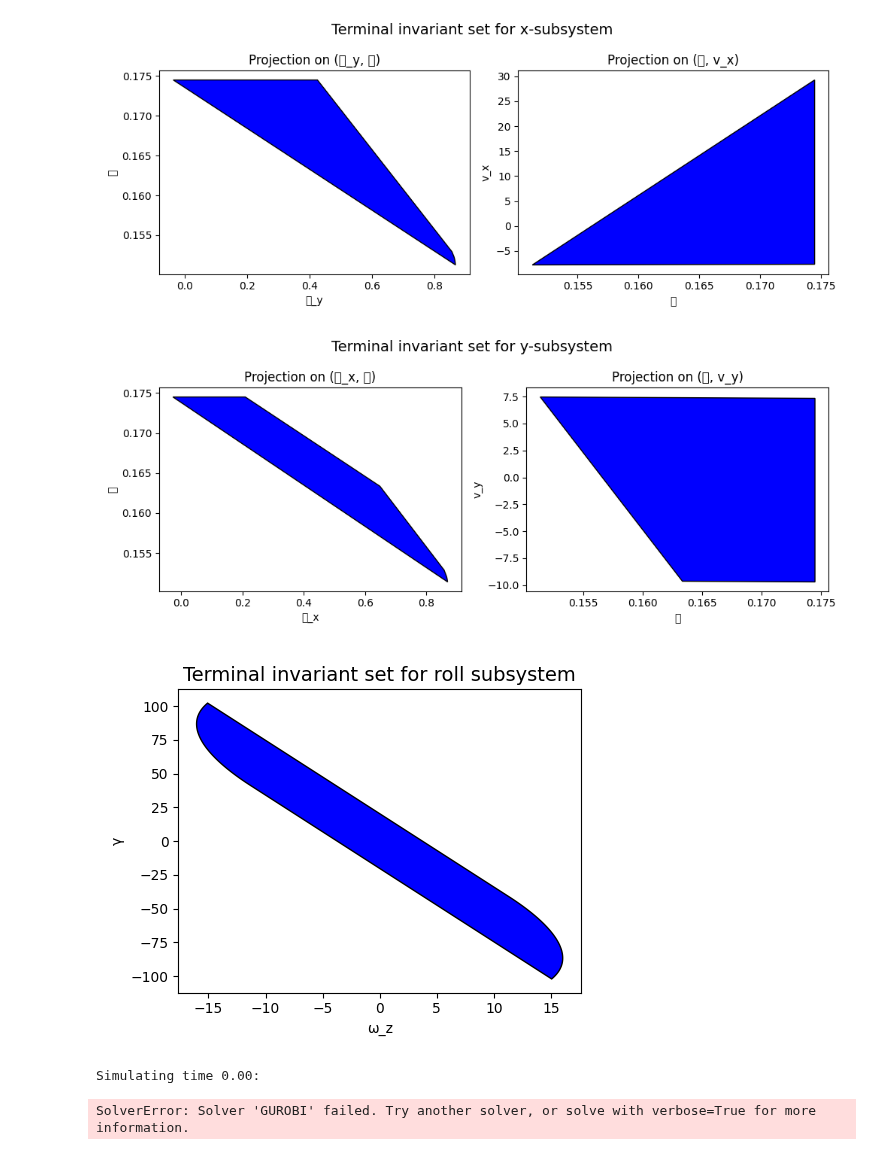
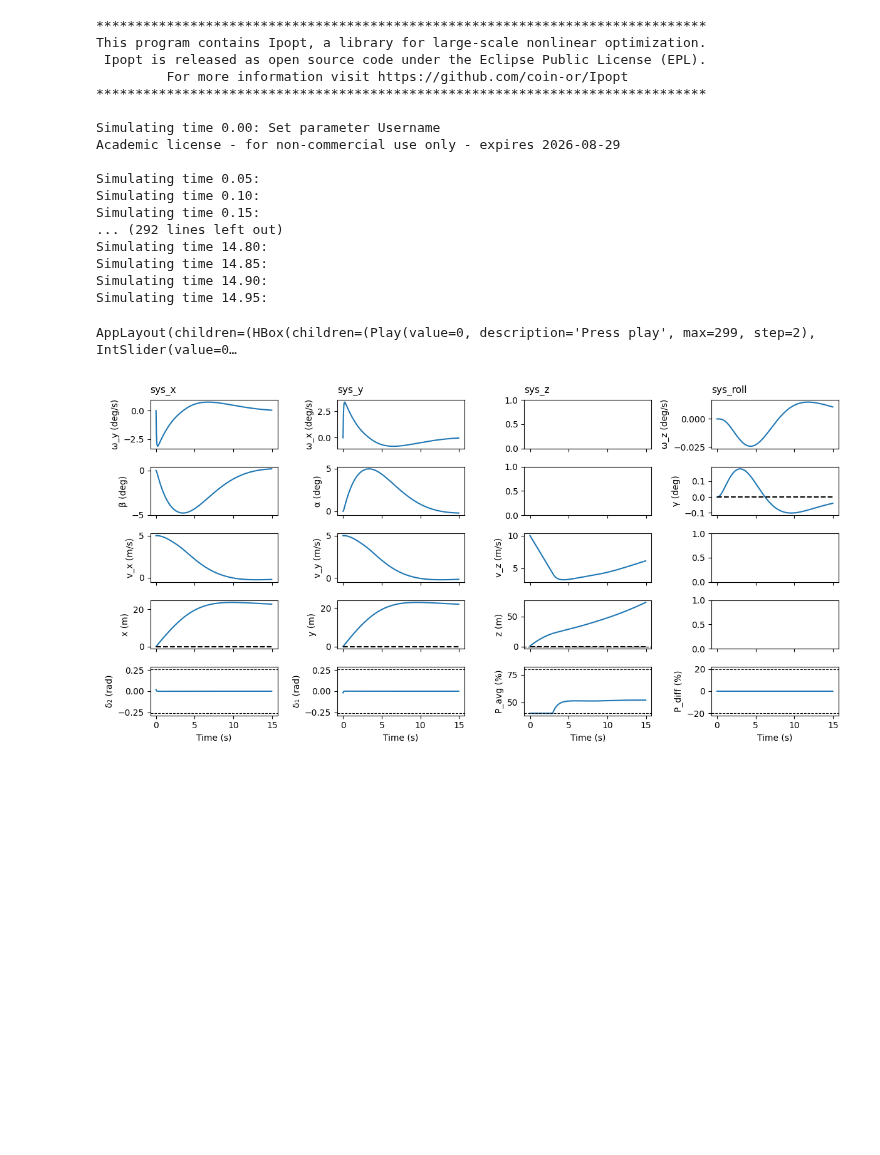
Before and after one commit to ujicrush/MPC-Course-EPFL, a Jupyter notebook: project/Deliverable_5_1/Deliverable_5_1.ipynb, the cells around one changed output. Cells and saved outputs as stored; diff of their text form; code cells hidden in the pictures; blank space fills up the shorter version.

Commit message:
deliverable 5.1 can run now but cannot converge, parameters need tuning

```diff
--- a/project/Deliverable_5_1/Deliverable_5_1.ipynb
+++ b/project/Deliverable_5_1/Deliverable_5_1.ipynb
@@ -22,24 +22,44 @@ rocket_obj_path = os.path.join(parent_dir, "Cartoon_rocket.obj")
 rocket_params_path = os.path.join(parent_dir, "rocket.yaml")
 # %%
 Ts = 0.05
-sim_time = 10; H = 5.0
+sim_time = 15; H = 5.0
 x0 = np.array([0, 0, 0, 0, 0, 0, 5, 5, 10, 0, 0, 1])  # initial state
 x_target = np.zeros((12,))
 
 rocket = Rocket(Ts=Ts, model_params_filepath=rocket_params_path)
 mpc = MPCVelControl().new_controller(rocket, Ts, H)
 
 # Static mass change and zero fuel rate
 rocket.mass = 1.5
 rocket.fuel_rate = 0.0
 t_cl, x_cl, u_cl, t_ol, x_ol, u_ol, ref = rocket.simulate_control(mpc, sim_time, H, x0, x_target=x_target, method='nonlinear')
 
 vis = RocketVis(rocket, rocket_obj_path)
 vis.anim_rate = 1.0
 vis.animate(t_cl[:-1], x_cl[:,:-1], u_cl, Ref=ref[:,:-1], T_ol=t_ol[...,:-1], X_ol=x_ol, U_ol=u_ol);
+
+# ==============================
+# Static plots for report
+# ==============================
+# Closed-loop plots
+plot_static_states_inputs(t_cl[:-1], x_cl[:, :-1], u_cl, Ref=ref[:, :-1])
 # %% [output]
-[figure, old version]
-[figure, removed]
-[figure, removed]
-Simulating time 0.00:
+******************************************************************************
+This program contains Ipopt, a library for large-scale nonlinear optimization.
+ Ipopt is released as open source code under the Eclipse Public License (EPL).
+         For more information visit https://github.com/coin-or/Ipopt
+******************************************************************************
+
+Simulating time 0.00: Set parameter Username
+Academic license - for non-commercial use only - expires 2026-08-29
+
+Simulating time 0.05:
+Simulating time 0.10:
+Simulating time 0.15:
+... (292 lines left out)
+Simulating time 14.80:
+Simulating time 14.85:
+Simulating time 14.90:
+Simulating time 14.95:
-SolverError: Solver 'GUROBI' failed. Try another solver, or solve with verbose=True for more information.
+AppLayout(children=(HBox(children=(Play(value=0, description='Press play', max=299, step=2), IntSlider(value=0…
+[figure, new version]
```
Also changed, not shown: 5 other files.
